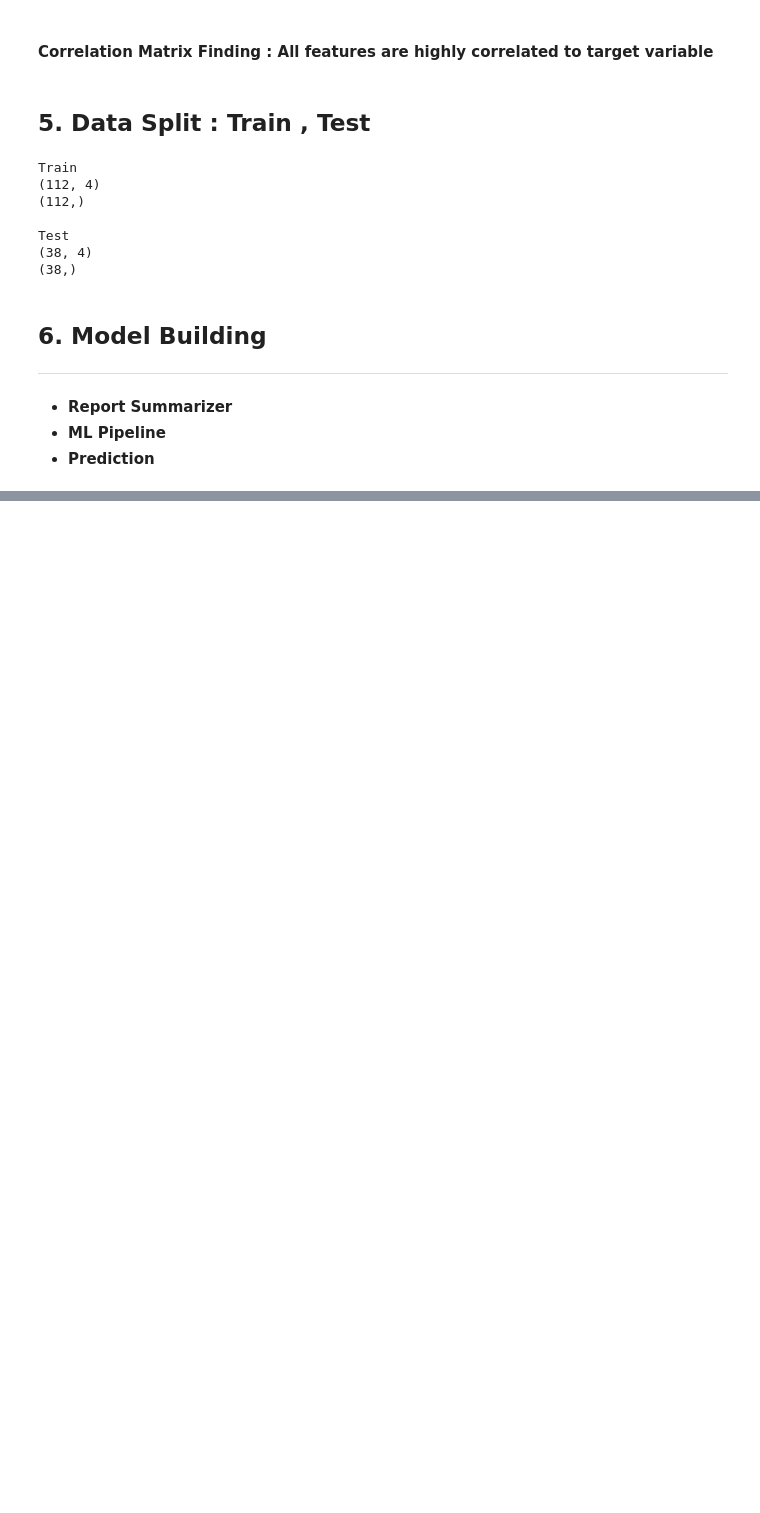
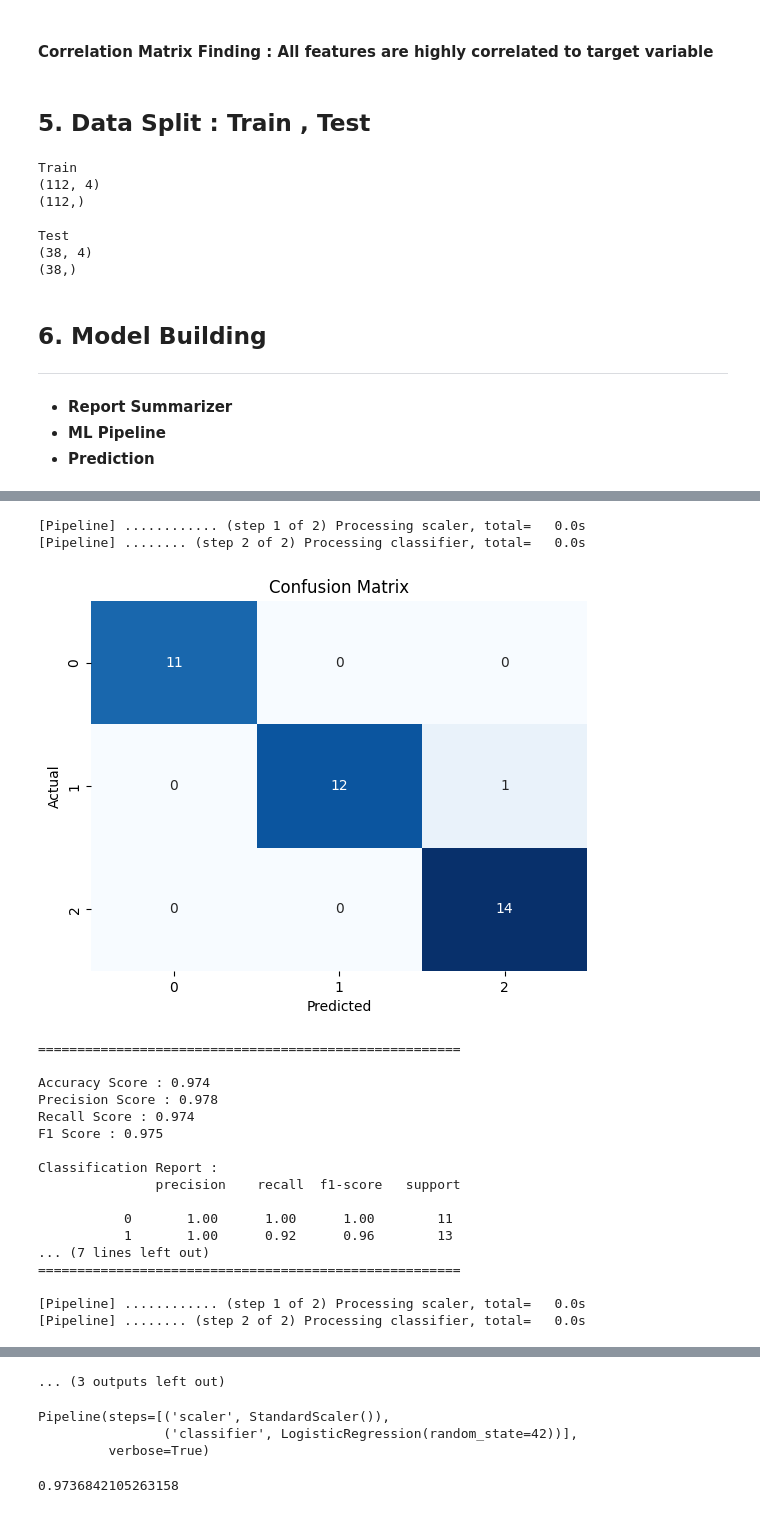
Before and after one commit to CodeByD3v/OIBSIP, a Jupyter notebook: Iris Classification/iris-classification.ipynb, the cells around one changed output, grey strips where cells are left out. Drawn from its saved outputs; the diff is of its cells as text; code cells hidden in the pictures; blank space fills up the shorter version.

Commit message:
Finding best model and saving trained model

```diff
--- a/Iris Classification/iris-classification.ipynb
+++ b/Iris Classification/iris-classification.ipynb
@@ -256,4 +254,0 @@ Pipeline(steps=[('scaler', StandardScaler()),
-# %%
-# Prediction & Report
-y_pred = lr_model.predict(X_test)
-ReportEncapsulator(y_test , y_pred)
@@ -281,0 +255,61 @@ weighted avg       0.95      0.95      0.95        38
+# %%
+# Models
+models = {
+    "LogsticRegression":LogisticRegression(random_state=42),
+    "SVM": SVC(random_state=42) ,
+    "NaiveBayes":GaussianNB() ,
+    "KNN":KNeighborsClassifier(n_neighbors=3),
+    "DecisionTree":DecisionTreeClassifier(random_state=42),
+    "RandomForest":RandomForestClassifier(random_state=42),
+    "Neural Net":MLPClassifier(random_state=42),
+}
+# %%
+# Finding the best model
+def FindBestModel():
+    best_accuracy = 0
+    best_model = None
+
+    for model in models.values():
+        # ML pipeline
+        model = Pipeline([
+            ("scaler" , StandardScaler()) ,
+            ("classifier" , model)],
+            verbose=True
+            )
+
+        # Fitting Train data
+        model.fit(X_train , y_train)
+
+        # Prediction & Report
+        y_pred = model.predict(X_test)
+        accuracy = metrics.accuracy_score(y_test, y_pred)
+        ReportEncapsulator(y_test , y_pred)
+
+        if accuracy > best_accuracy:
+            best_accuracy = accuracy
+            best_model = model
+
+    return best_model , best_accuracy
+# %%
+model , accuracy = FindBestModel()
+# %% [output]
+[Pipeline] ............ (step 1 of 2) Processing scaler, total=   0.0s
+[Pipeline] ........ (step 2 of 2) Processing classifier, total=   0.0s
+[figure, added]
+======================================================
+
+Accuracy Score : 0.974
+Precision Score : 0.978
+Recall Score : 0.974
+F1 Score : 0.975
+
+Classification Report :
+               precision    recall  f1-score   support
+
+           0       1.00      1.00      1.00        11
+           1       1.00      0.92      0.96        13
+... (7 lines left out)
+======================================================
+
+[Pipeline] ............ (step 1 of 2) Processing scaler, total=   0.0s
+[Pipeline] ........ (step 2 of 2) Processing classifier, total=   0.0s
@@ -281,0 +389,13 @@ weighted avg       0.95      0.95      0.95        38
+... (3 outputs left out)
+# %%
+# Best Model
+model
+# %% [output]
+Pipeline(steps=[('scaler', StandardScaler()),
+                ('classifier', LogisticRegression(random_state=42))],
+         verbose=True)
+# %%
+# Best Accuracy
+accuracy
+# %% [output]
+0.9736842105263158
```
Also changed, not shown: parts of 9 cells of this notebook, 1 other file.
